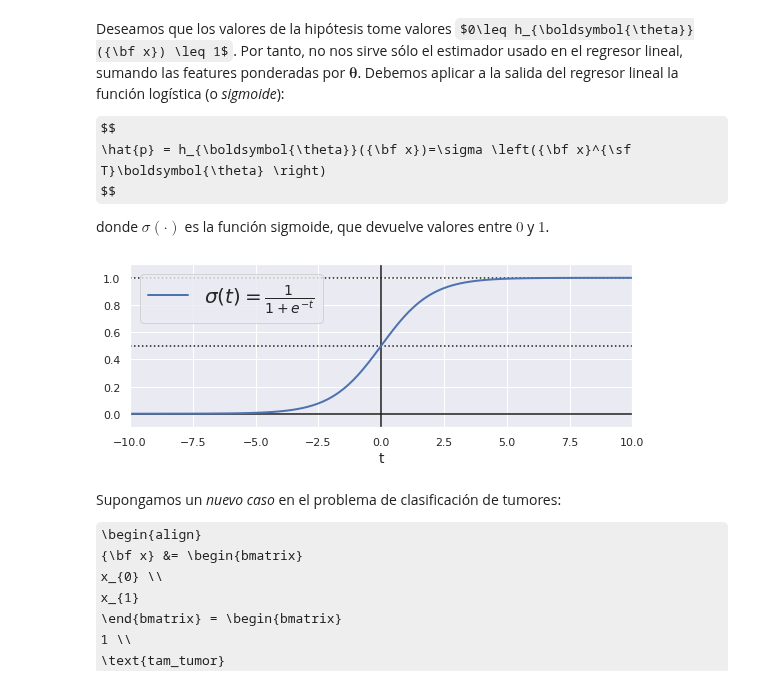
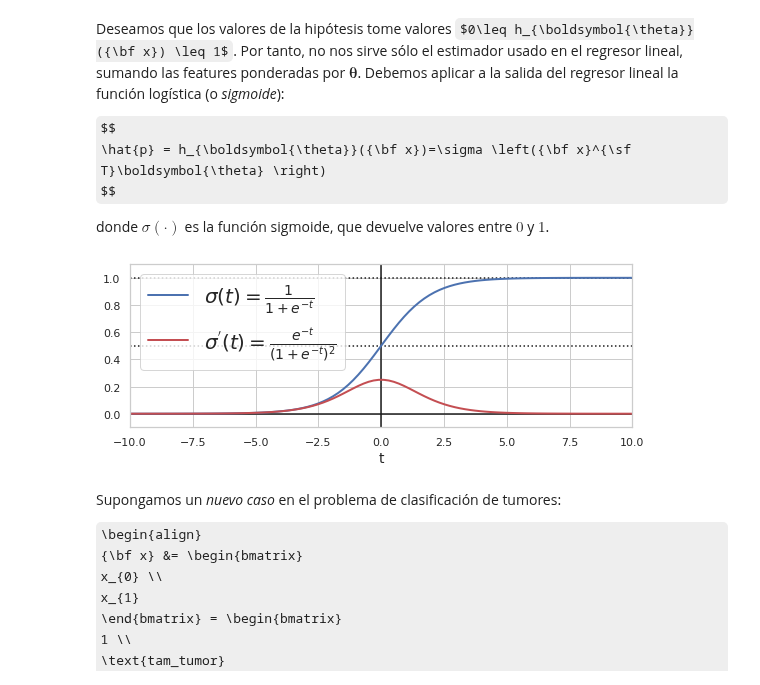
Before and after one commit to plopezmp/AmI, a Jupyter notebook: c2021_Logistic_Regression.ipynb, the cells around one changed output. Cells and saved outputs as stored; diff of their text form; code cells hidden in the pictures; some formulas as TeX source.

```diff
--- a/c2021_Logistic_Regression.ipynb
+++ b/c2021_Logistic_Regression.ipynb
@@ -50,21 +52,25 @@ donde $\sigma(\cdot)$ es la función sigmoide, que devuelve valores entre $0$ y
 # %%
 import numpy as np
 import matplotlib.pyplot as plt
-import seaborn as sns; sns.set()
+import seaborn as sns
+sns.set()
+sns.set_style("whitegrid")
 # %%
 t = np.linspace(-10, 10, 100)
 sig = 1 / (1 + np.exp(-t))
+sigd = np.exp(-t) / (1 + np.exp(-t))**2
 plt.figure(figsize=(9, 3))
 plt.plot([-10, 10], [0, 0], "k-") # línea y=0
 plt.plot([-10, 10], [0.5, 0.5], "k:") #línea y=0.5
 plt.plot([-10, 10], [1, 1], "k:") #línea y=1
 plt.plot([0, 0], [-1.1, 1.1], "k-")
 plt.plot(t, sig, "b-", linewidth=2, label=r"$\sigma(t) = \frac{1}{1 + e^{-t}}$")
+plt.plot(t, sigd, "r-", linewidth=2, label=r"$\sigma^{'}(t) = \frac{e^{-t}}{(1 + e^{-t})^{2}}$")
 plt.xlabel("t", fontsize=14)
 plt.legend(loc="upper left", fontsize=20)
 plt.axis([-10, 10, -0.1, 1.1]);
 # %% [output]
-[figure, old version]
+[figure, new version]
 # %% [markdown]
 Supongamos un *nuevo caso* en el problema de clasificación de tumores:
 
```
Also changed, not shown: parts of 17 cells of this notebook.
